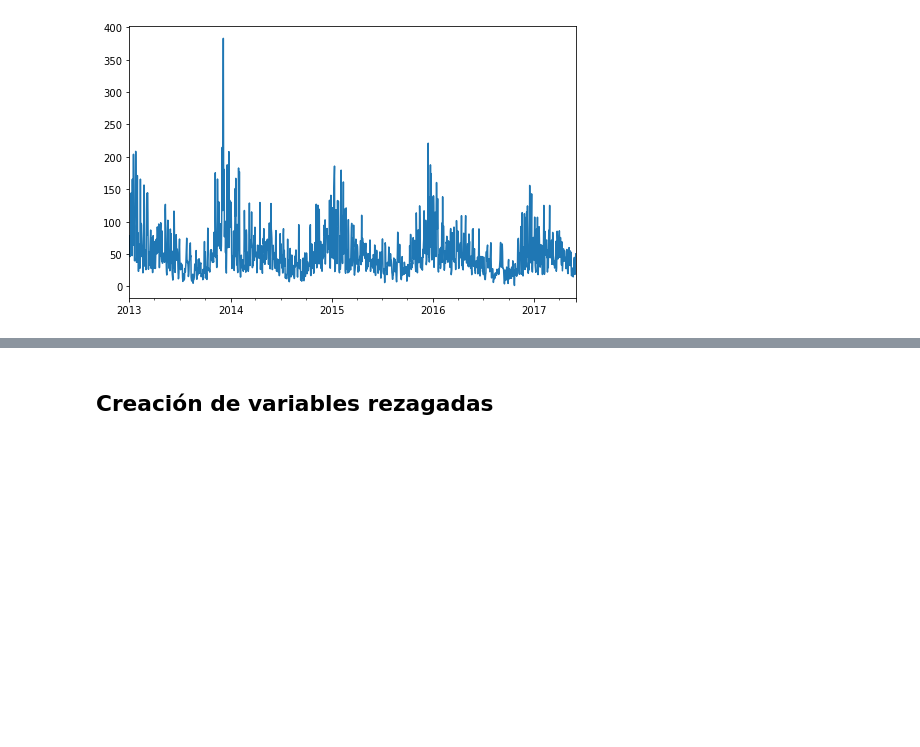
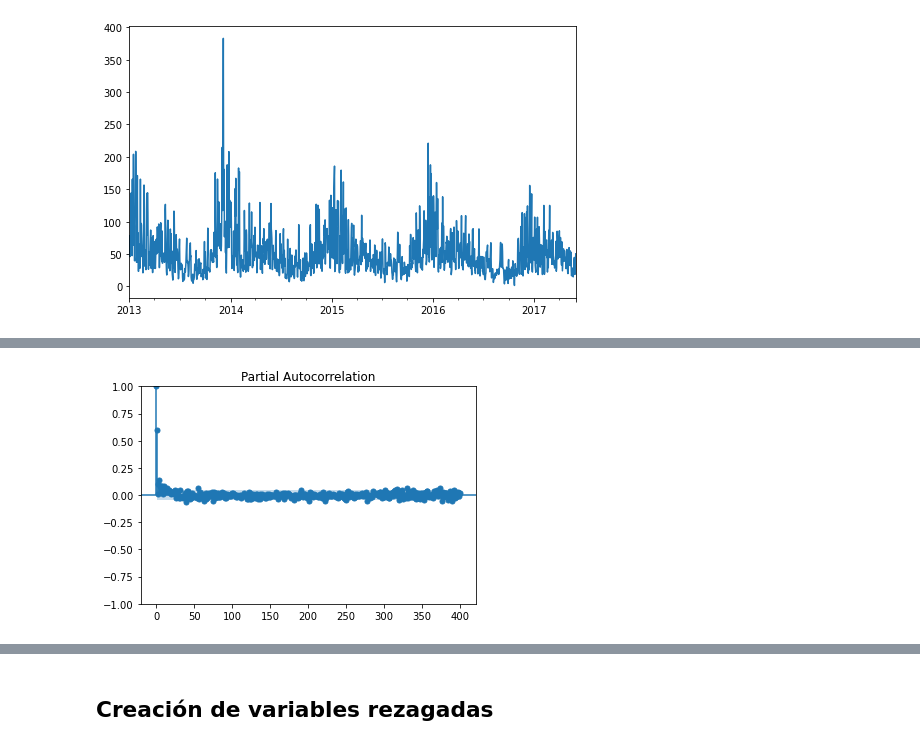
Before and after one commit to sacalderonv/TimeSeries, a Jupyter notebook: Series Univariadas/Python Jupyter/Arboles de Decisión para Serie de Tiempo/Árboles.ipynb, the cells around one changed output, grey strips where cells are left out. Drawn from its saved outputs; the diff is of its cells as text; code cells hidden in the pictures; blank space fills up the shorter version.

```diff
--- a/Series Univariadas/Python Jupyter/Arboles de Decisión para Serie de Tiempo/Árboles.ipynb
+++ b/Series Univariadas/Python Jupyter/Arboles de Decisión para Serie de Tiempo/Árboles.ipynb
@@ -43,0 +48,6 @@ pyplot.show()
+# %%
+from statsmodels.graphics.tsaplots import plot_pacf
+plot_pacf(PM25ts,lags=400,method='ywm')
+pyplot.show()
+# %% [output]
+[figure, added]
```
Also changed, not shown: parts of 16 cells of this notebook, 9 other files.
